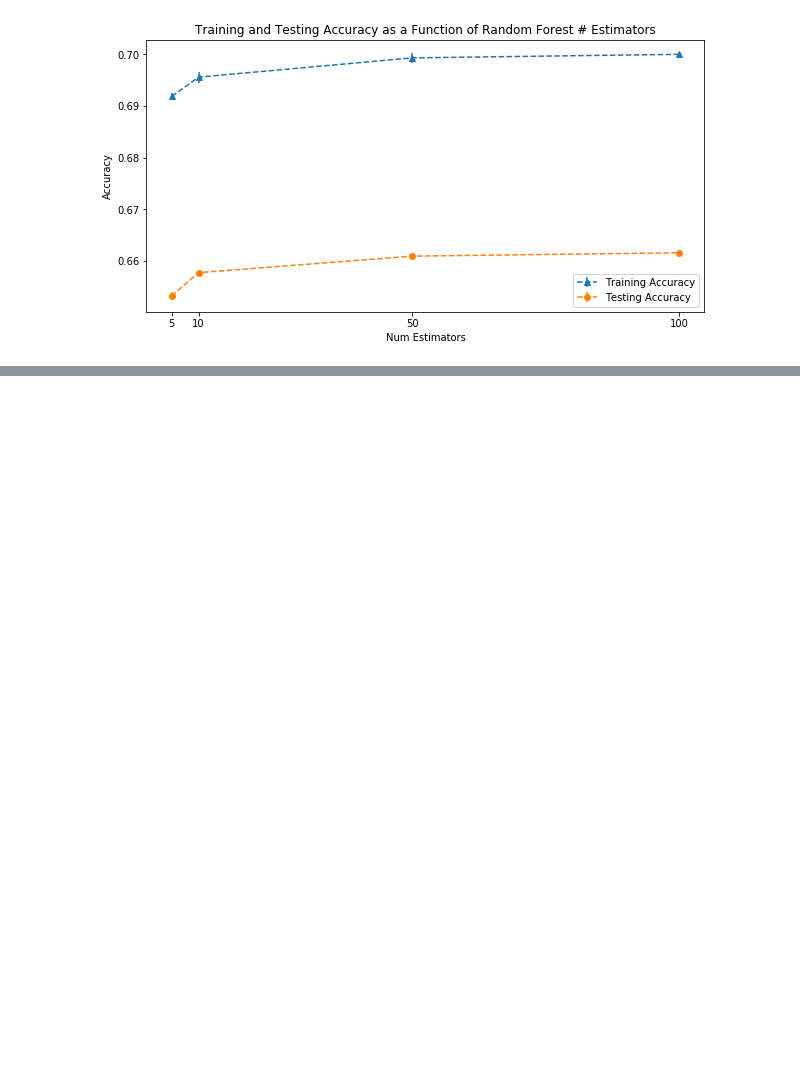
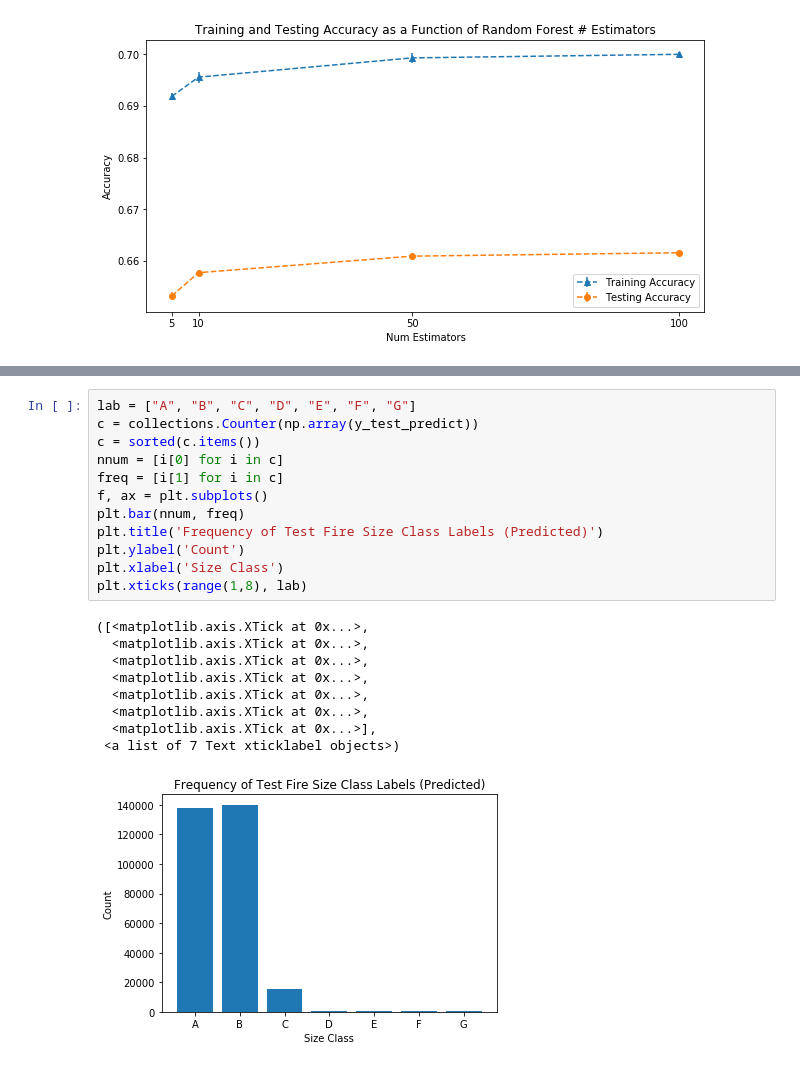
Before and after one commit to li-mc/wildfire_data, a Jupyter notebook: model_test_1.ipynb, the cells around one changed output, grey strips where cells are left out. Cells and saved outputs as stored; diff of their text form; blank space fills up the shorter version.

```diff
--- a/model_test_1.ipynb
+++ b/model_test_1.ipynb
@@ -339,0 +471,22 @@ plt.legend()
+# %%
+lab = ["A", "B", "C", "D", "E", "F", "G"]
+c = collections.Counter(np.array(y_test_predict))
+c = sorted(c.items())
+nnum = [i[0] for i in c]
+freq = [i[1] for i in c]
+f, ax = plt.subplots()
+plt.bar(nnum, freq)
+plt.title('Frequency of Test Fire Size Class Labels (Predicted)')
+plt.ylabel('Count')
+plt.xlabel('Size Class')
+plt.xticks(range(1,8), lab)
+# %% [output]
+([<matplotlib.axis.XTick at 0x...>,
+  <matplotlib.axis.XTick at 0x...>,
+  <matplotlib.axis.XTick at 0x...>,
+  <matplotlib.axis.XTick at 0x...>,
+  <matplotlib.axis.XTick at 0x...>,
+  <matplotlib.axis.XTick at 0x...>,
+  <matplotlib.axis.XTick at 0x...>],
+ <a list of 7 Text xticklabel objects>)
+[figure, added]
```
Also changed, not shown: parts of 10 cells of this notebook, 3 other files.
